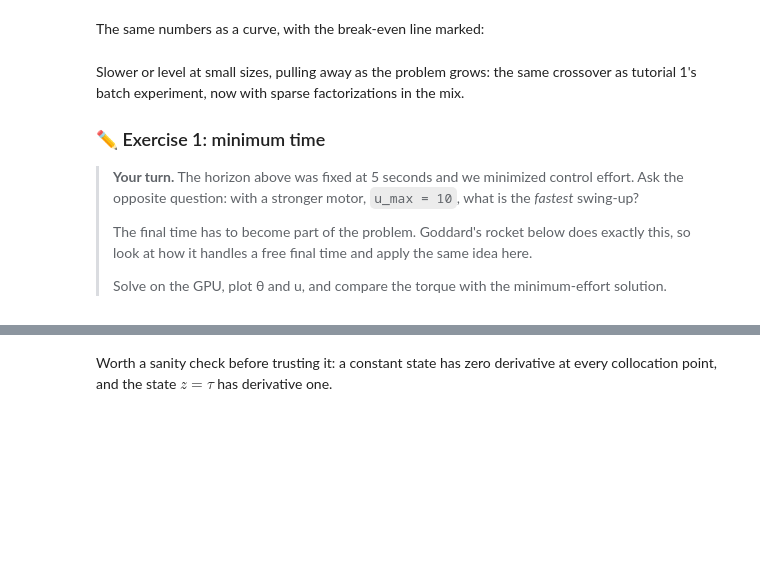
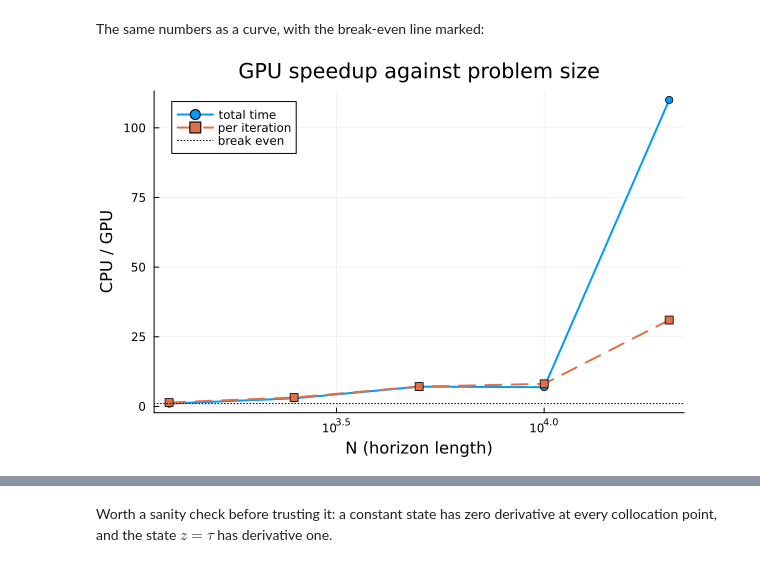
Before and after one commit to madsuite-org/ifac2026-notebooks, a Jupyter notebook: 2-optimal-control-and-estimation.ipynb, the cells around one changed output, grey strips where cells are left out. Cells and saved outputs as stored; diff of their text form; code cells hidden in the pictures; blank space fills up the shorter version.

```diff
--- a/2-optimal-control-and-estimation.ipynb
+++ b/2-optimal-control-and-estimation.ipynb
@@ -204,5 +296,10 @@ MadNLP, so the ratio mixes a solver difference into the device difference.
 # %%
-sizes = [625, 1_250, 2_500, 5_000, 10_000]   # doubling, stopping at 10^4
+# warm up both devices so the first row does not pay for compilation
+ipopt(swingup_model(625); max_iter = 600, print_level = 0)
+madnlp(swingup_model(625; backend = CUDABackend()); max_iter = 600, tol = 1e-8,
+       print_level = MadNLP.ERROR)
+
+sizes = [1_250, 2_500, 5_000, 10_000, 20_000]
 times = map(sizes) do n
     m_c = swingup_model(n)
     t_c = @elapsed r_c = ipopt(m_c; max_iter = 600, print_level = 0)
@@ -211,6 +308,7 @@ times = map(sizes) do n
                                 print_level = MadNLP.ERROR)
     (N = n, cpu_s = round(t_c; digits = 2), cpu_iters = r_c.iter,
      gpu_s = round(t_g; digits = 2), gpu_iters = r_g.iter,
-     speedup = round(t_c / t_g; digits = 1))
+     speedup = round(t_c / t_g; digits = 1),
+     per_iter = round((t_c / r_c.iter) / (t_g / r_g.iter); digits = 1))
 end
 times
@@ -218,24 +323,11 @@ times
 The same numbers as a curve, with the break-even line marked:
 # %%
 plot([t.N for t in times], [t.speedup for t in times];
-    xscale = :log10, marker = :circle, lw = 2, legend = false,
-    xlabel = "N (horizon length)", ylabel = "CPU time / GPU time",
+    xscale = :log10, marker = :circle, lw = 2, label = "total time")
+plot!([t.N for t in times], [t.per_iter for t in times];
+    marker = :square, lw = 2, ls = :dash, label = "per iteration",
+    xlabel = "N (horizon length)", ylabel = "CPU / GPU",
     title = "GPU speedup against problem size")
-hline!([1.0]; ls = :dash, color = :black)
+hline!([1.0]; ls = :dot, color = :black, label = "break even")
+# %% [output]
+[figure, added]
-# %% [markdown]
-Slower or level at small sizes, pulling away as the problem grows: the same
-crossover as tutorial 1's batch experiment, now with sparse factorizations
-in the mix.
-
-### ✏️ Exercise 1: minimum time
-
-> **Your turn.** The horizon above was fixed at 5 seconds and we minimized
-> control effort. Ask the opposite question: with a stronger motor,
-> `u_max = 10`, what is the *fastest* swing-up?
->
-> The final time has to become part of the problem. Goddard's rocket below
-> does exactly this, so look at how it handles a free final time and apply
-> the same idea here.
->
-> Solve on the GPU, plot θ and u, and compare the torque with the
-> minimum-effort solution.
```
Also changed, not shown: parts of 23 cells of this notebook.
